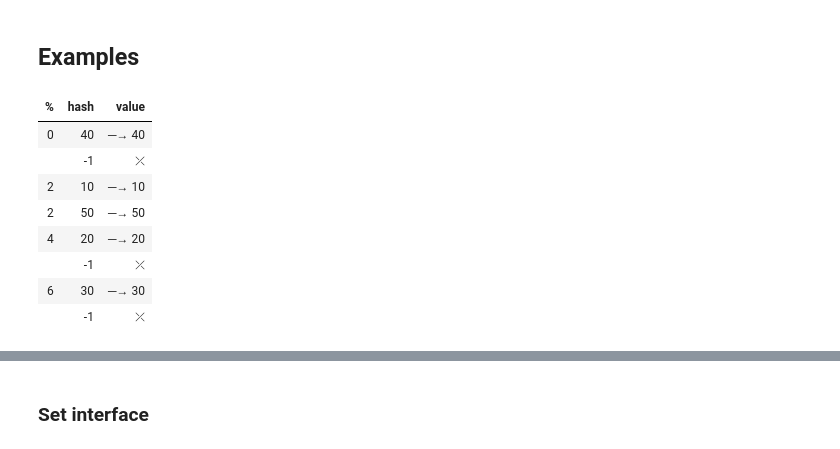
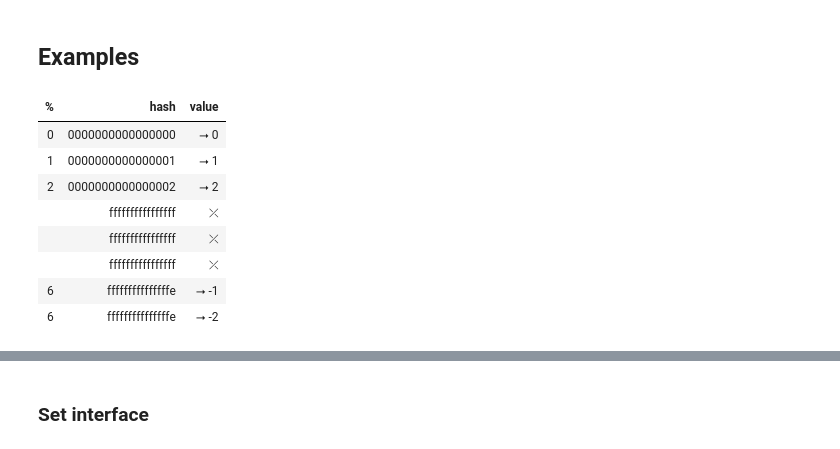
Before and after one commit to ramalho/visible-set-demo, a Jupyter notebook: content/visible_set.ipynb, the cells around one changed output, grey strips where cells are left out. Saved outputs shown, nothing was run; the diff lists cells and outputs as text; code cells hidden in the pictures.

```diff
--- a/content/visible_set.ipynb
+++ b/content/visible_set.ipynb
@@ -10,15 +10,14 @@ from visiset import VisiSet
 # %% [markdown]
 ## Examples
 # %%
-vs = VisiSet([10, 20, 30, 40, 50])
-vs
+VisiSet([0, 1, -1, 2, -2])
 # %% [output]
 | % | hash | value |
-| 0 | 40 | ─→ 40 |
-|  | -1 | ⤫ |
-| 2 | 10 | ─→ 10 |
-| 2 | 50 | ─→ 50 |
-| 4 | 20 | ─→ 20 |
-|  | -1 | ⤫ |
-| 6 | 30 | ─→ 30 |
-|  | -1 | ⤫ |
+| 0 | 0000000000000000 | ⭢ 0 |
+| 1 | 0000000000000001 | ⭢ 1 |
+| 2 | 0000000000000002 | ⭢ 2 |
+|  | ffffffffffffffff | ⤫ |
+|  | ffffffffffffffff | ⤫ |
+|  | ffffffffffffffff | ⤫ |
+| 6 | fffffffffffffffe | ⭢ -1 |
+| 6 | fffffffffffffffe | ⭢ -2 |
```
Also changed, not shown: parts of 28 cells of this notebook, 5 other files.
